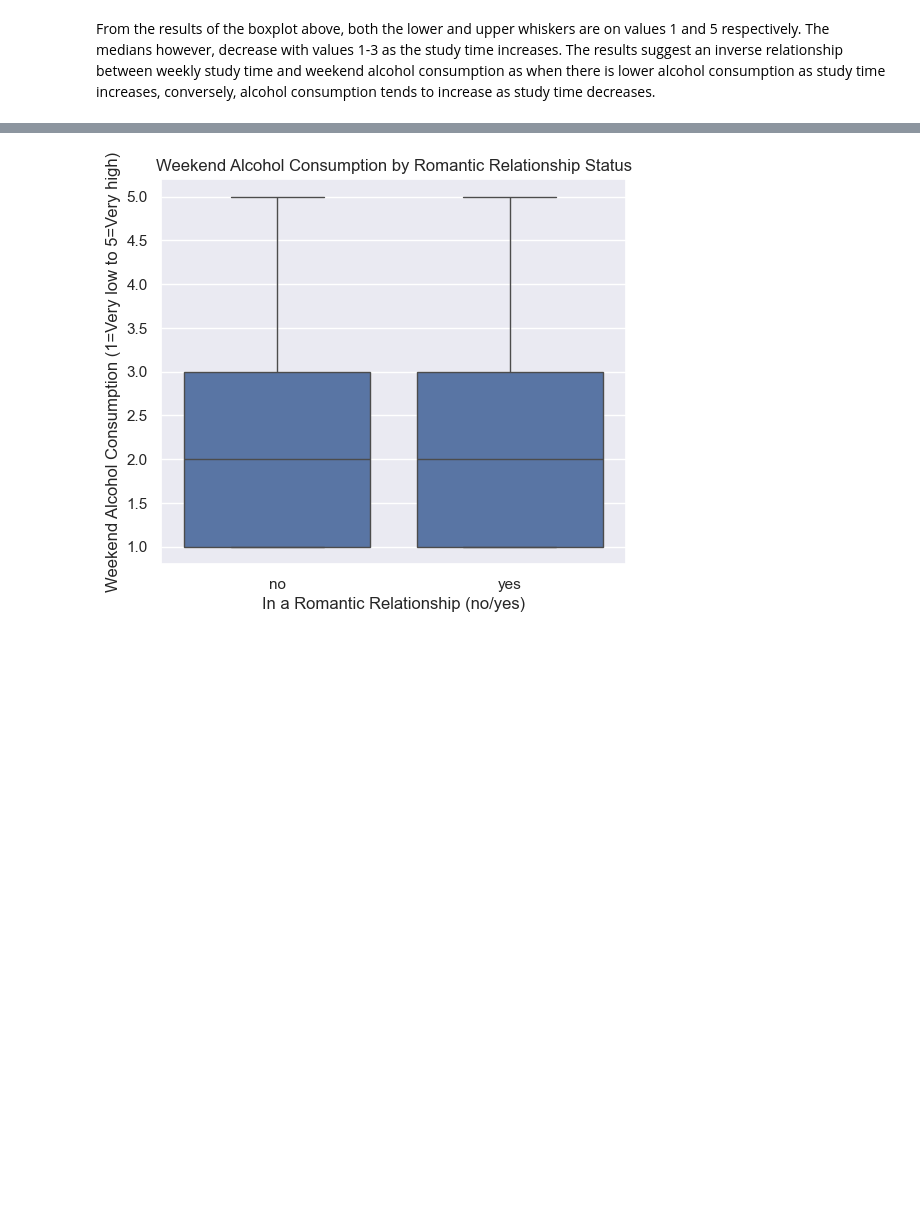
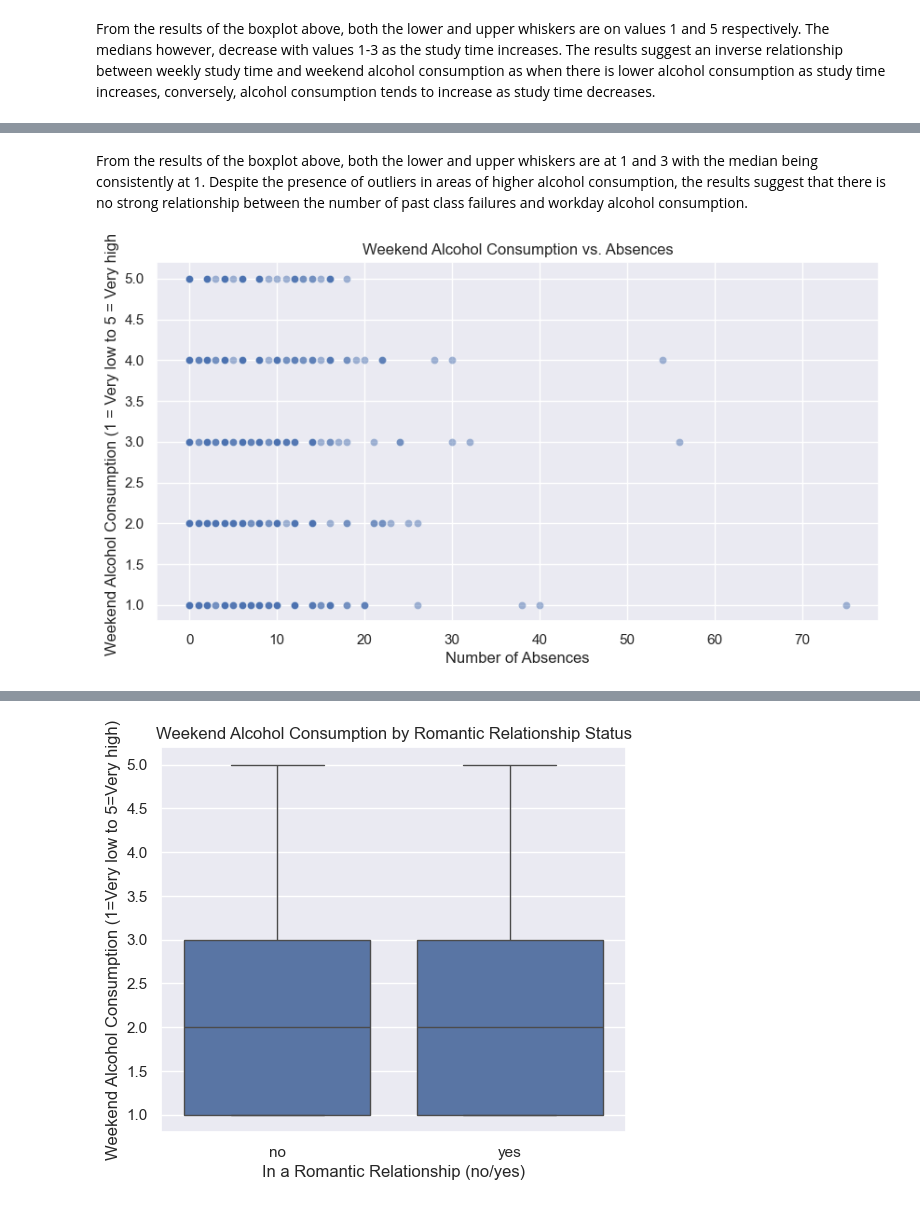
Before and after one commit to lonebono/CSMODEL, a Jupyter notebook: akbayanpartylistMCO.ipynb, the cells around one changed output, grey strips where cells are left out. Cells and saved outputs as stored; diff of their text form; code cells hidden in the pictures; blank space fills up the shorter version.

```diff
--- a/akbayanpartylistMCO.ipynb
+++ b/akbayanpartylistMCO.ipynb
@@ -464,0 +496,11 @@ From the results of the boxplot above, both the lower and upper whiskers are on
+# %% [markdown]
+From the results of the boxplot above, both the lower and upper whiskers are at 1 and 3 with the median being consistently at 1. Despite the presence of outliers in areas of higher alcohol consumption, the results suggest that there is no strong relationship between the number of past class failures and workday alcohol consumption.
+# %%
+plt.figure(figsize=(10,5))
+sns.scatterplot(x='absences', y='Walc', data=combined_df, alpha=0.5)
+plt.title("Weekend Alcohol Consumption vs. Absences")
+plt.xlabel("Number of Absences")
+plt.ylabel("Weekend Alcohol Consumption (1 = Very low to 5 = Very high)")
+plt.show()
+# %% [output]
+[figure, added]
```
Also changed, not shown: parts of 26 cells of this notebook.
